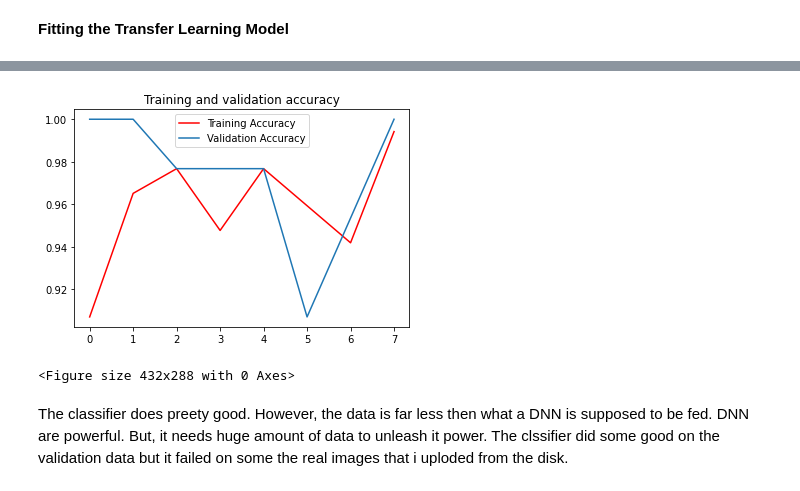
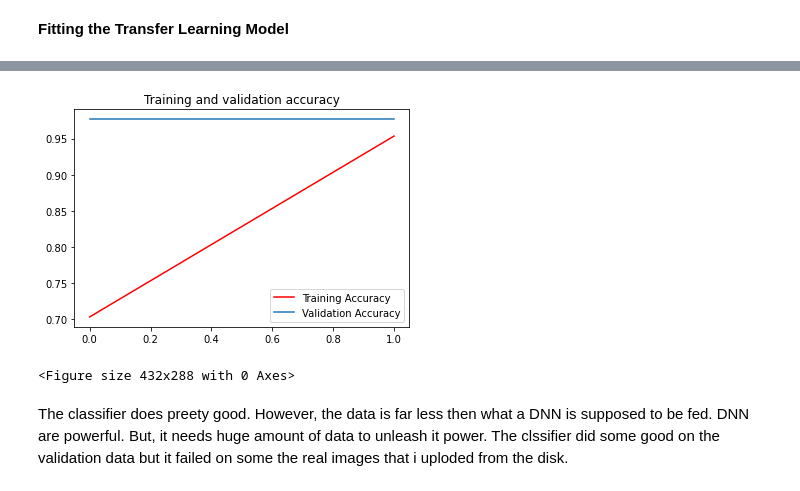
Before and after one commit to sharmajee499/Sandesh_OR_German_Shepherd, a Jupyter notebook: Sandesh_OR_GermanShepherd.ipynb, the cells around one changed output, grey strips where cells are left out. Saved outputs shown, nothing was run; the diff lists cells and outputs as text; code cells hidden in the pictures.

Commit message:
Changed the CNN layer and the optimizer which incresed the performance to 72%

```diff
--- a/Sandesh_OR_GermanShepherd.ipynb
+++ b/Sandesh_OR_GermanShepherd.ipynb
@@ -148,14 +141,15 @@ train_dir="/content/drive/My Drive/Sandes_vs_Geman_Sep_CNN/training"
 validation_dir= '/content/drive/My Drive/Sandes_vs_Geman_Sep_CNN/validation'
 
 train_generator= train_datagen.flow_from_directory(train_dir,
-                                                   batch_size=5,
+                                                   batch_size=20,
                                                    class_mode='binary',
                                                    target_size=(150,150))
 
 validation_generator= validation_datagen.flow_from_directory(validation_dir,
-                                                             batch_size=5,
+                                                             batch_size=20,
                                                              class_mode='binary',
                                                              target_size=(150,150))
+print('Classes : ',train_generator.class_indices)
 # %% [output]
 Found 172 images belonging to 2 classes.
 Found 43 images belonging to 2 classes.
@@ -205,8 +278,9 @@ from tensorflow.keras.applications.inception_v3 import InceptionV3
 #local_weights_file = path_inception
 
 pre_trained_model = InceptionV3(input_shape=(150,150,3),
-                               include_top=False,
-                               weights='imagenet')
+                               include_top=False
+                              #  ,weights='imagenet'
+)
 
 
 
@@ -217,7 +291,7 @@ for layer in pre_trained_model.layers:
 # Print the model summary
 pre_trained_model.summary()
 # %%
-last_layer = pre_trained_model.get_layer('mixed8')
+last_layer = pre_trained_model.get_layer('mixed7')
 print('last layer output shape: ', last_layer.output_shape)
 last_output = last_layer.output
 # %% [output]
@@ -238,9 +312,9 @@ x = layers.Dense  (1, activation='sigmoid')(x)
 
 model2 = Model(pre_trained_model.input, x)
 
-model2.compile(optimizer = RMSprop(lr=0.0001),
-              loss = 'binary_crossentropy',
-              metrics =['acc'])
+model2.compile(optimizer=RMSprop(learning_rate=1e-4),
+              loss='binary_crossentropy',
+              metrics=['accuracy'])
 
 model2.summary()
 # %% [markdown]
@@ -272,20 +337,20 @@ Reached 99% accuracy so cancelling training!
 # %%
 #extracting the accuracy information from the model
-acc= history2.history['acc']
-val_acc= history2.history['val_acc']
+acc= history2.history['accuracy']
+val_acc= history2.history['val_accuracy']
 epochs= range(len(acc))
 
 #plotting the graph
 import matplotlib.pyplot as plt
 
 plt.plot(epochs, acc,'r', label='Training Accuracy')
 plt.plot(epochs, val_acc, label='Validation Accuracy')
 plt.title('Training and validation accuracy')
 plt.legend(loc=0)
 plt.figure()
 plt.show()
 # %% [output]
-[figure, old version]
+[figure, new version]
 <Figure size 432x288 with 0 Axes>
 # %% [markdown]
 The classifier does preety good. However, the data is far less then what a DNN is supposed to be fed. DNN are powerful. But, it needs huge amount of data to unleash it power. The clssifier did some good on the validation data but it failed on some the real images that i uploded from the disk.
```
Also changed, not shown: parts of 15 cells of this notebook.
